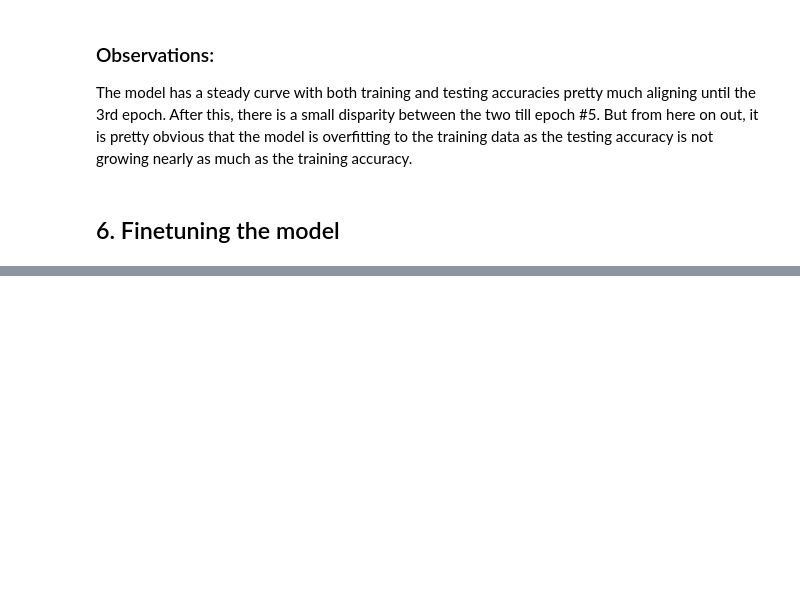
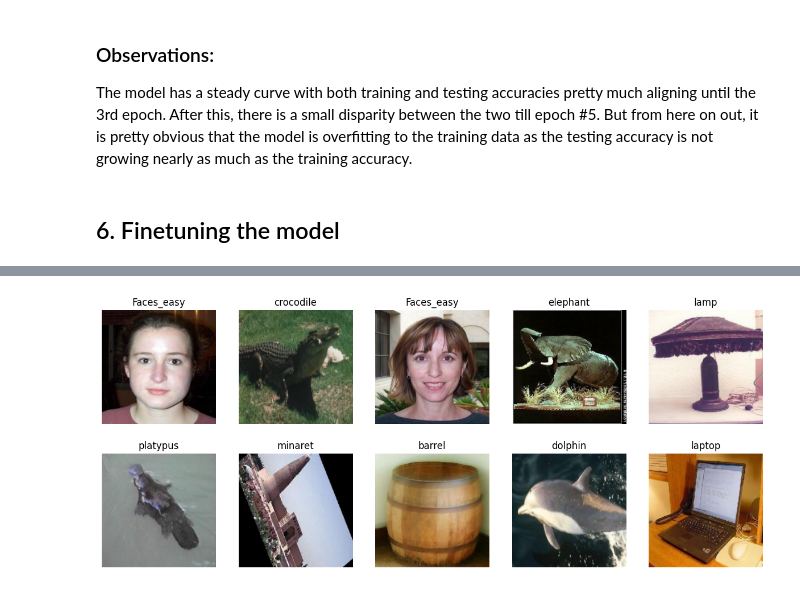
Before and after one commit to sprince0031/UL_Masters, a Jupyter notebook: SEM_2/CS6482-Deep_Reinforcement_Learning/Assignment1/CS6482-Assign1-23007575-23052058.ipynb, the cells around one changed output, grey strips where cells are left out. Cells and saved outputs as stored; diff of their text form; code cells hidden in the pictures; blank space fills up the shorter version.

```diff
--- a/SEM_2/CS6482-Deep_Reinforcement_Learning/Assignment1/CS6482-Assign1-23007575-23052058.ipynb
+++ b/SEM_2/CS6482-Deep_Reinforcement_Learning/Assignment1/CS6482-Assign1-23007575-23052058.ipynb
@@ -435,0 +584,20 @@ The model has a steady curve with both training and testing accuracies pretty mu
+# %%
+# Transformations
+transform_new = transforms.Compose([
+    transforms.ToPILImage(),
+    transforms.Resize((224, 224)),
+    transforms.ToTensor(),
+])
+
+# DataLoader
+train_dataset = Caltech101Dataset(X_train, y_train, transform=transform_new)
+test_dataset = Caltech101Dataset(X_test, y_test, transform=transform_new)
+train_loader = DataLoader(train_dataset, batch_size=BATCH_SIZE, shuffle=True)
+test_loader = DataLoader(test_dataset, batch_size=BATCH_SIZE, shuffle=False)
+# %%
+# Assuming 'train_dataset' is already loaded and transformed
+images, labels = next(iter(train_loader))
+# Convert labels back to original encoding to get class names
+show_images(images[:10], labels[:10], classes)
+# %% [output]
+[figure, added]
```
Also changed, not shown: parts of 21 cells of this notebook, 3 other files.
